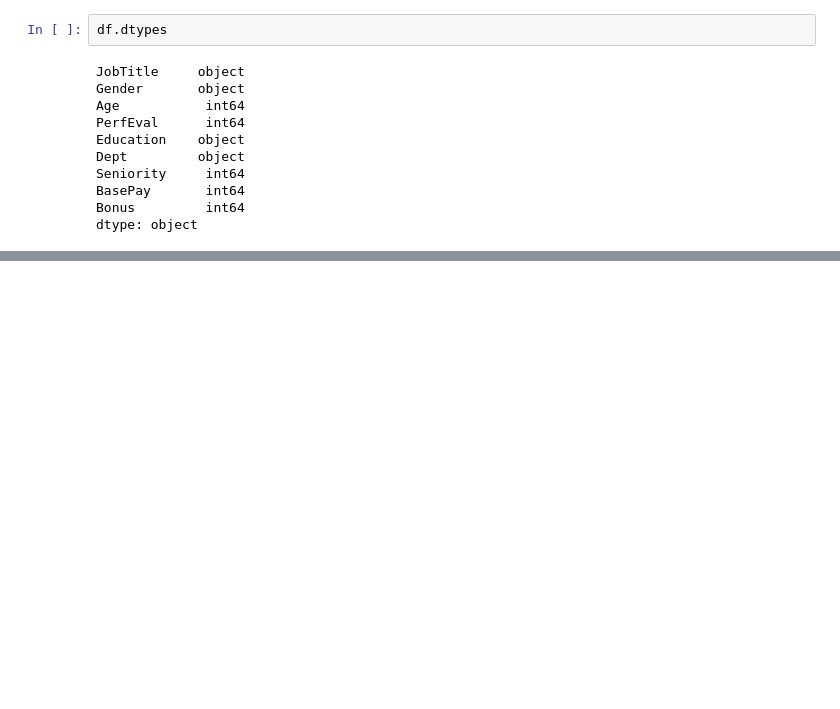
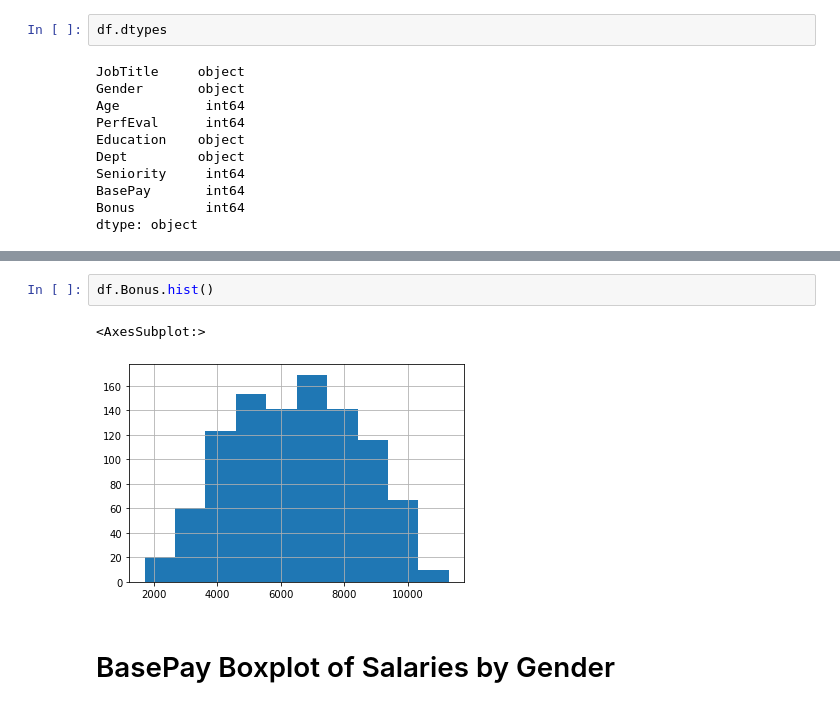
Before and after one commit to rajeski/Pay_Gap, a Jupyter notebook: Notebook.ipynb, the cells around one changed output, grey strips where cells are left out. Drawn from its saved outputs; the diff is of its cells as text; blank space fills up the shorter version.

```diff
--- a/Notebook.ipynb
+++ b/Notebook.ipynb
@@ -131,0 +137,7 @@ df.Seniority.hist()
+# %%
+df.Bonus.hist()
+# %% [output]
+<AxesSubplot:>
+[figure, added]
+# %% [markdown]
+# BasePay Boxplot of Salaries by Gender
```
Also changed, not shown: parts of 16 cells of this notebook.
